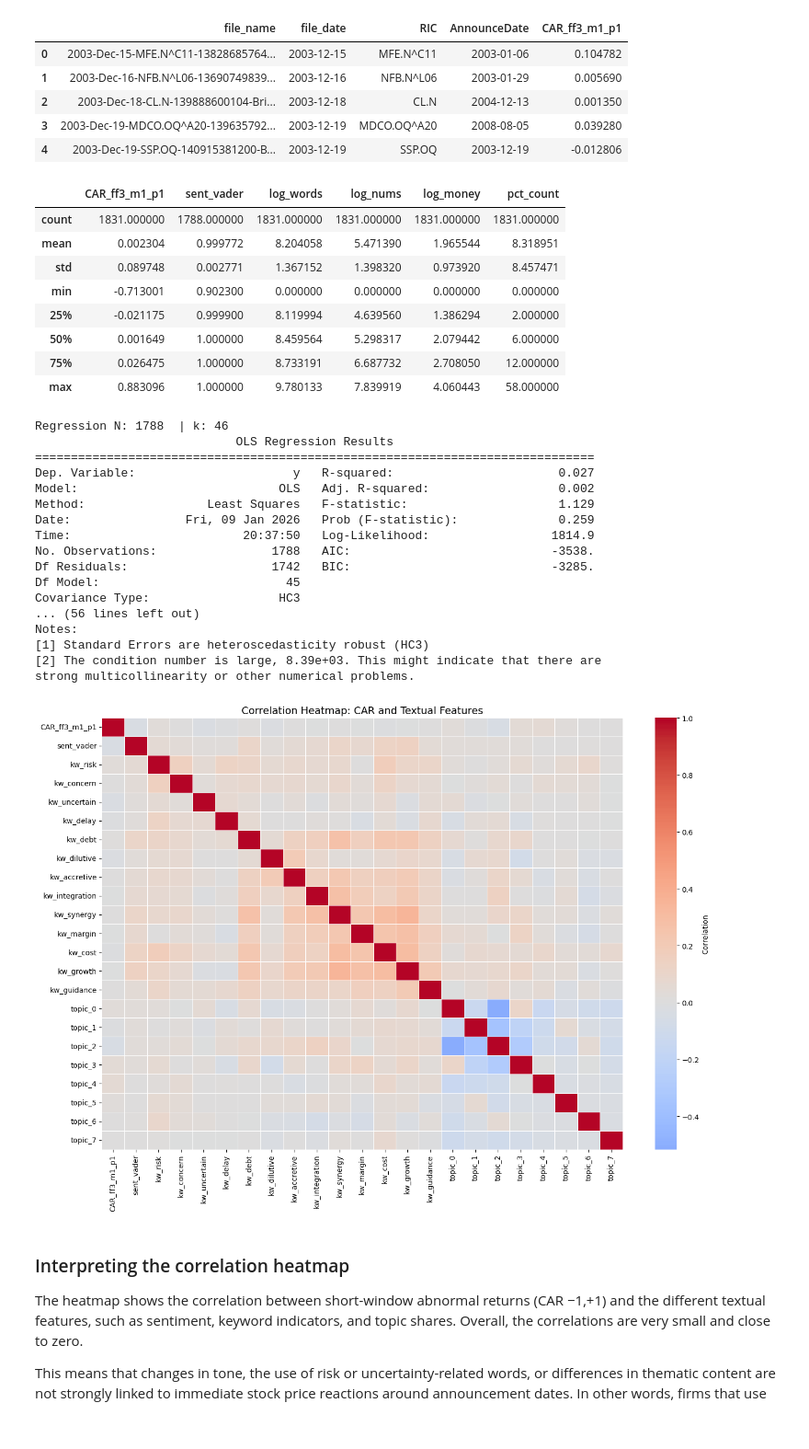
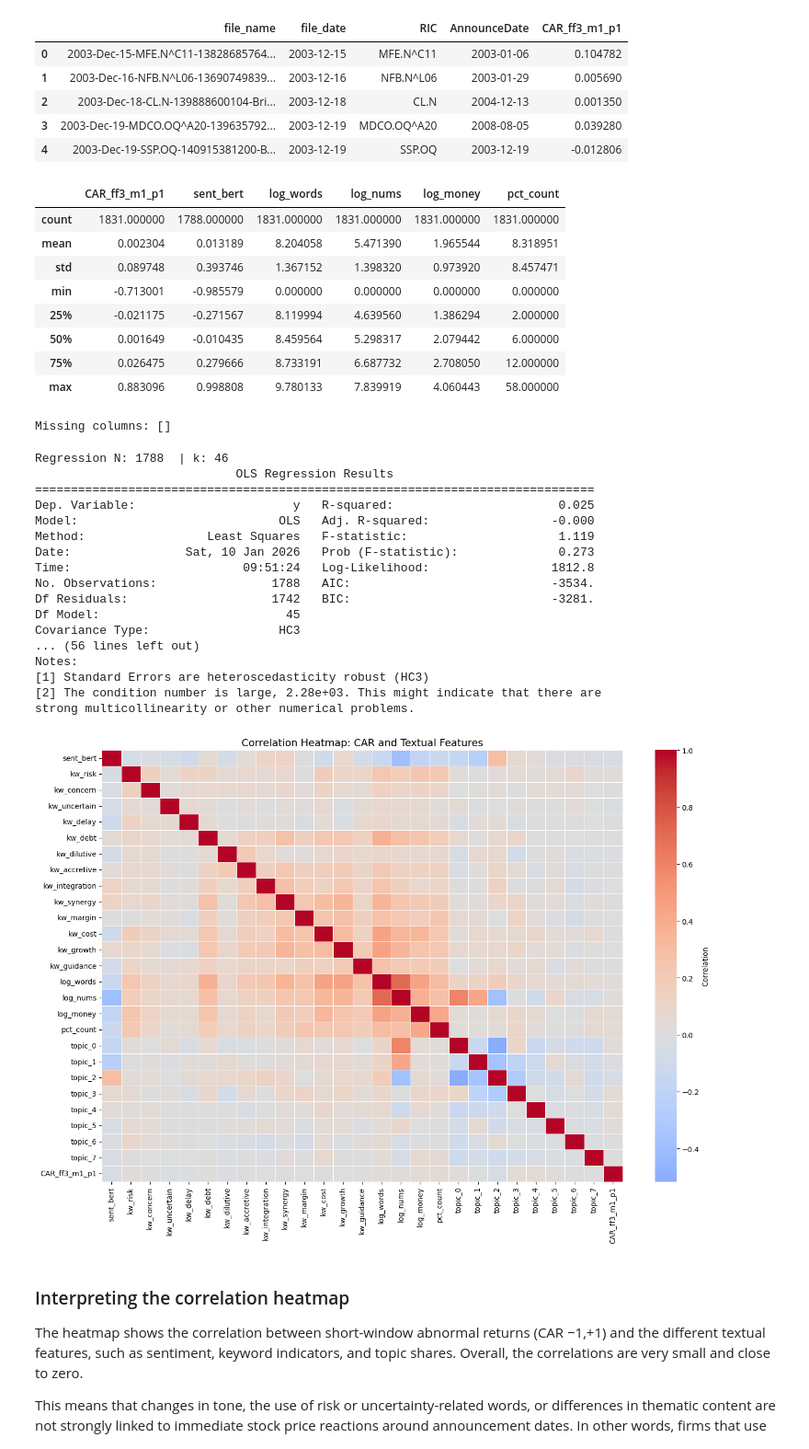
Before and after one commit to etjenB/dsb2-assignment1, a Jupyter notebook: analysis.ipynb, the cells around one changed output. Shown at 92% size. Cells and saved outputs as stored; diff of their text form; code cells hidden in the pictures.

Commit message:
bert

```diff
--- a/analysis.ipynb
+++ b/analysis.ipynb
@@ -115,17 +114,37 @@ df["log_money"] = np.log1p(df["money_count"])
 
 topic_vars = [c for c in df.columns if c.startswith("topic_")]
 
-df[["CAR_ff3_m1_p1", "sent_vader", "log_words", "log_nums", "log_money", "pct_count"]].describe()
+df[["CAR_ff3_m1_p1", "sent_bert", "log_words", "log_nums", "log_money", "pct_count"]].describe()
 # %% [output]
-|  | CAR_ff3_m1_p1 | sent_vader | log_words | log_nums | log_money | pct_count |
+|  | CAR_ff3_m1_p1 | sent_bert | log_words | log_nums | log_money | pct_count |
 | count | 1831.000000 | 1788.000000 | 1831.000000 | 1831.000000 | 1831.000000 | 1831.000000 |
-| mean | 0.002304 | 0.999772 | 8.204058 | 5.471390 | 1.965544 | 8.318951 |
-| std | 0.089748 | 0.002771 | 1.367152 | 1.398320 | 0.973920 | 8.457471 |
-| min | -0.713001 | 0.902300 | 0.000000 | 0.000000 | 0.000000 | 0.000000 |
-| 25% | -0.021175 | 0.999900 | 8.119994 | 4.639560 | 1.386294 | 2.000000 |
-| 50% | 0.001649 | 1.000000 | 8.459564 | 5.298317 | 2.079442 | 6.000000 |
-| 75% | 0.026475 | 1.000000 | 8.733191 | 6.687732 | 2.708050 | 12.000000 |
-| max | 0.883096 | 1.000000 | 9.780133 | 7.839919 | 4.060443 | 58.000000 |
+| mean | 0.002304 | 0.013189 | 8.204058 | 5.471390 | 1.965544 | 8.318951 |
+| std | 0.089748 | 0.393746 | 1.367152 | 1.398320 | 0.973920 | 8.457471 |
+| min | -0.713001 | -0.985579 | 0.000000 | 0.000000 | 0.000000 | 0.000000 |
+| 25% | -0.021175 | -0.271567 | 8.119994 | 4.639560 | 1.386294 | 2.000000 |
+| 50% | 0.001649 | -0.010435 | 8.459564 | 5.298317 | 2.079442 | 6.000000 |
+| 75% | 0.026475 | 0.279666 | 8.733191 | 6.687732 | 2.708050 | 12.000000 |
+| max | 0.883096 | 0.998808 | 9.780133 | 7.839919 | 4.060443 | 58.000000 |
+# %%
+text_vars = [
+    "sent_bert",
+    "kw_risk", "kw_concern", "kw_uncertain", "kw_delay",
+    "kw_debt", "kw_dilutive", "kw_accretive", "kw_integration",
+    "kw_synergy", "kw_margin", "kw_cost", "kw_growth", "kw_guidance"
+]
+
+controls = ["log_words", "log_nums", "log_money", "pct_count"] + topic_vars
+
+# safety check: show missing columns
+needed = text_vars + controls + ["CAR_ff3_m1_p1"]
+missing = [c for c in needed if c not in df.columns]
+print("Missing columns:", missing)
+
+#if something is missing, drop it instead of crashing
+text_vars = [c for c in text_vars if c in df.columns]
+controls  = [c for c in controls  if c in df.columns]
+# %% [output]
+Missing columns: []
 # %%
 X = df[text_vars + controls].copy()
 
@@ -162,55 +181,42 @@ print(model.summary())
 Regression N: 1788  | k: 46
                             OLS Regression Results
 ==============================================================================
-Dep. Variable:                      y   R-squared:                       0.027
-Model:                            OLS   Adj. R-squared:                  0.002
-Method:                 Least Squares   F-statistic:                     1.129
-Date:                Fri, 09 Jan 2026   Prob (F-statistic):              0.259
-Time:                        20:37:50   Log-Likelihood:                 1814.9
-No. Observations:                1788   AIC:                            -3538.
-Df Residuals:                    1742   BIC:                            -3285.
+Dep. Variable:                      y   R-squared:                       0.025
+Model:                            OLS   Adj. R-squared:                 -0.000
+Method:                 Least Squares   F-statistic:                     1.119
+Date:                Sat, 10 Jan 2026   Prob (F-statistic):              0.273
+Time:                        09:51:24   Log-Likelihood:                 1812.8
+No. Observations:                1788   AIC:                            -3534.
+Df Residuals:                    1742   BIC:                            -3281.
 Df Model:                          45
 Covariance Type:                  HC3
 ... (56 lines left out)
 Notes:
 [1] Standard Errors are heteroscedasticity robust (HC3)
-[2] The condition number is large, 8.39e+03. This might indicate that there are
+[2] The condition number is large, 2.28e+03. This might indicate that there are
 strong multicollinearity or other numerical problems.
 # %%
 import seaborn as sns
 import matplotlib.pyplot as plt
 
-# variables we want to visually compare with CAR
-corr_vars = [
-    "CAR_ff3_m1_p1",
-    "sent_vader",
-    "kw_risk", "kw_concern", "kw_uncertain", "kw_delay",
-    "kw_debt", "kw_dilutive", "kw_accretive", "kw_integration",
-    "kw_synergy", "kw_margin", "kw_cost", "kw_growth", "kw_guidance"
-]
-
-# add topics
-topic_vars = [c for c in df.columns if c.startswith("topic_")]
-corr_vars += topic_vars
-
 # compute correlation matrix
-corr_df = df[corr_vars].corr()
+corr_df = df[needed].corr()
 
 # plot heatmap
 plt.figure(figsize=(14, 10))
 sns.heatmap(
     corr_df,
     cmap="coolwarm",
     center=0,
     linewidths=0.5,
     cbar_kws={"label": "Correlation"}
 )
 
 plt.title("Correlation Heatmap: CAR and Textual Features", fontsize=14)
 plt.tight_layout()
 plt.show()
 # %% [output]
-[figure, old version]
+[figure, new version]
 # %% [markdown]
 ### Interpreting the correlation heatmap
 
```
Also changed, not shown: parts of 7 cells of this notebook, 1 other file.
